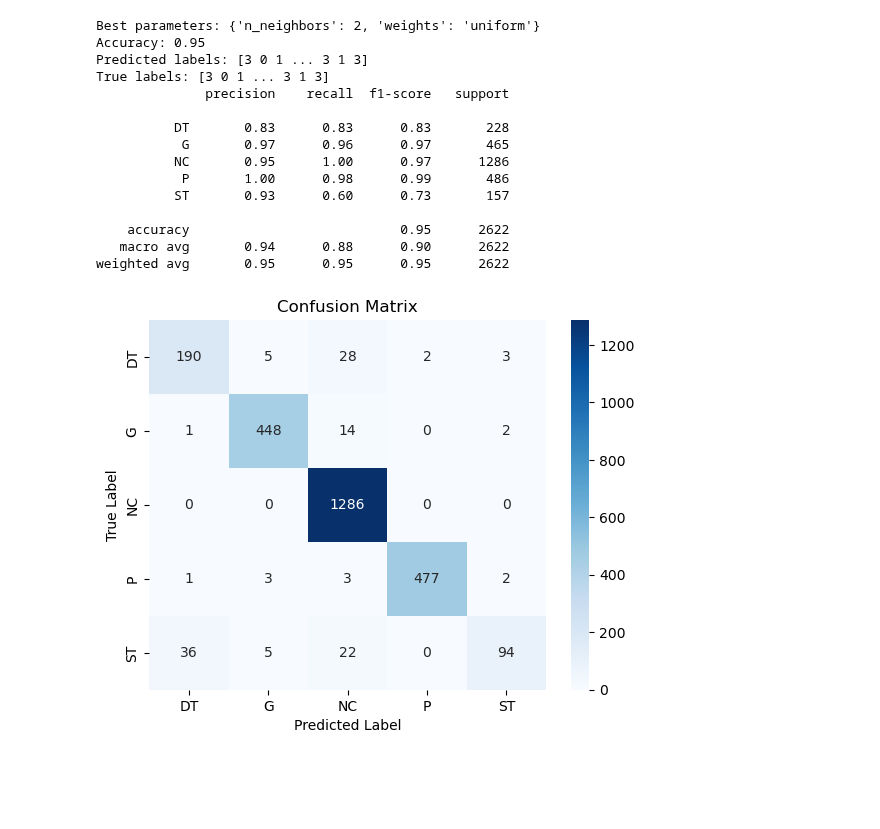
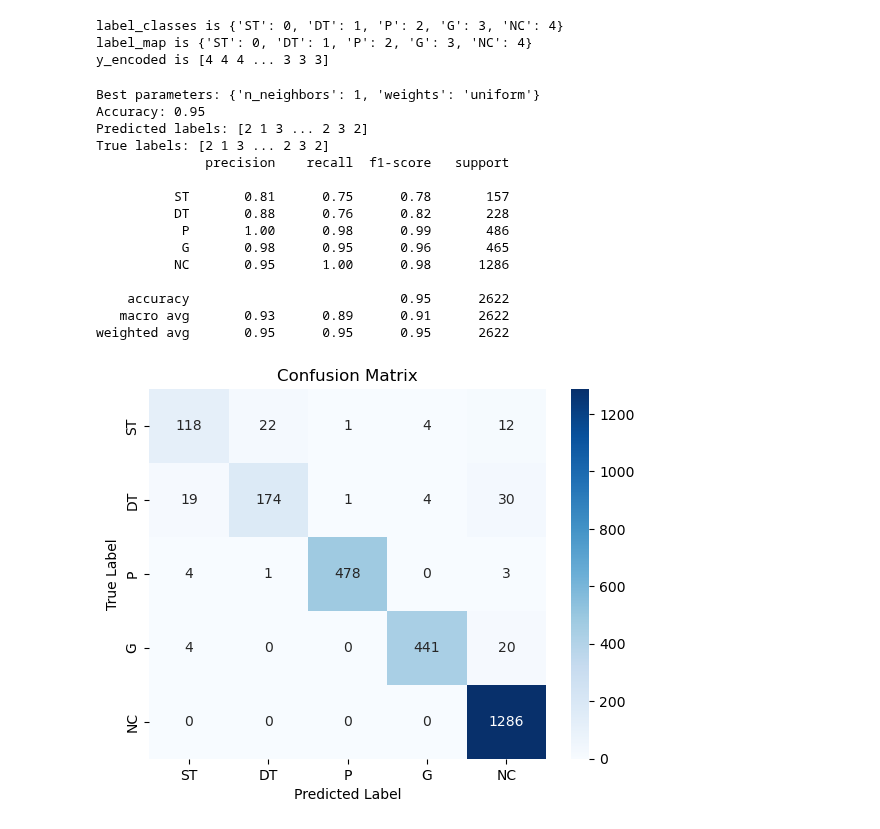
Before and after one commit to MindLabZHAW/tactileGestureDetection, a Jupyter notebook: AIModels/KNN_test.ipynb, the cells around one changed output. Drawn from its saved outputs; the diff is of its cells as text; code cells hidden in the pictures; blank space fills up the shorter version.

Commit message:
update KNN encode labels

```diff
--- a/AIModels/KNN_test.ipynb
+++ b/AIModels/KNN_test.ipynb
@@ -75,9 +75,12 @@ y = np.array(y_list)
 # print(f"y is {y} and length is {len(y)}")
 
 # Encode labels
-label_classes = np.unique(y)
-label_map = {label: idx for idx, label in enumerate(label_classes)}
-y_encoded = np.array([label_map[label] for label in y])
+label_classes = {"ST":0, "DT":1, "P":2, "G":3, "NC":4}
+# print(f"label_classes is {label_classes}")
+label_map = {key:value for key, value in label_classes.items()}
+# print(f"label_map is {label_map}")
+y_encoded = np.array([label_map[key] for key in y])
+# print(f"y_encoded is {y_encoded}")
 
 # Standardize the features
 scaler = StandardScaler()
@@ -111,46 +114,49 @@ print(f'Best parameters: {best_params}')
 best_knn = grid_search.best_estimator_
 
 # Perform cross-validation on the training set
 cv_scores = cross_val_score(best_knn, X_train, y_train, cv=5)
 
 # Predict
 y_pred = best_knn.predict(X_test)
 
 # Evaluate accuracy
 accuracy = accuracy_score(y_test, y_pred)
 print(f'Accuracy: {accuracy:.2f}')
 
 # Print predicted and true labels
 print(f'Predicted labels: {y_pred}')
 print(f'True labels: {y_test}')
 
 # Display classification report
 print(classification_report(y_test, y_pred, target_names=label_classes))
 
 # Confusion matrix
 conf_matrix = confusion_matrix(y_test, y_pred)
 
 # Plot confusion matrix using seaborn
 plt.figure()
 sns.heatmap(conf_matrix, annot=True, fmt='d', cmap='Blues', xticklabels=label_classes, yticklabels=label_classes)
 plt.xlabel('Predicted Label')
 plt.ylabel('True Label')
 plt.title('Confusion Matrix')
 plt.show()
 # %% [output]
-Best parameters: {'n_neighbors': 2, 'weights': 'uniform'}
-Accuracy: 0.95
-Predicted labels: [3 0 1 ... 3 1 3]
-True labels: [3 0 1 ... 3 1 3]
-              precision    recall  f1-score   support
-
-          DT       0.83      0.83      0.83       228
-           G       0.97      0.96      0.97       465
-          NC       0.95      1.00      0.97      1286
-           P       1.00      0.98      0.99       486
-          ST       0.93      0.60      0.73       157
-
-    accuracy                           0.95      2622
-   macro avg       0.94      0.88      0.90      2622
-weighted avg       0.95      0.95      0.95      2622
+label_classes is {'ST': 0, 'DT': 1, 'P': 2, 'G': 3, 'NC': 4}
+label_map is {'ST': 0, 'DT': 1, 'P': 2, 'G': 3, 'NC': 4}
+y_encoded is [4 4 4 ... 3 3 3]
+Best parameters: {'n_neighbors': 1, 'weights': 'uniform'}
+Accuracy: 0.95
+Predicted labels: [2 1 3 ... 2 3 2]
+True labels: [2 1 3 ... 2 3 2]
+              precision    recall  f1-score   support
+
+          ST       0.81      0.75      0.78       157
+          DT       0.88      0.76      0.82       228
+           P       1.00      0.98      0.99       486
+           G       0.98      0.95      0.96       465
+          NC       0.95      1.00      0.98      1286
+
+    accuracy                           0.95      2622
+   macro avg       0.93      0.89      0.91      2622
+weighted avg       0.95      0.95      0.95      2622
-[figure, old version]
+[figure, new version]
```
Also changed, not shown: 2 other files.
